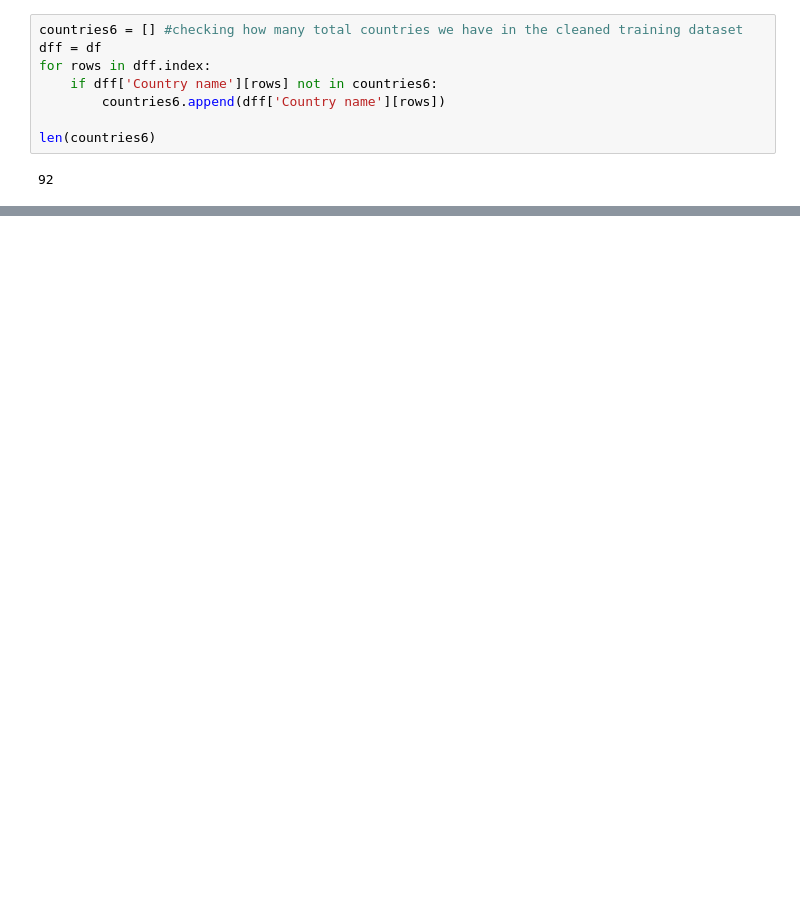
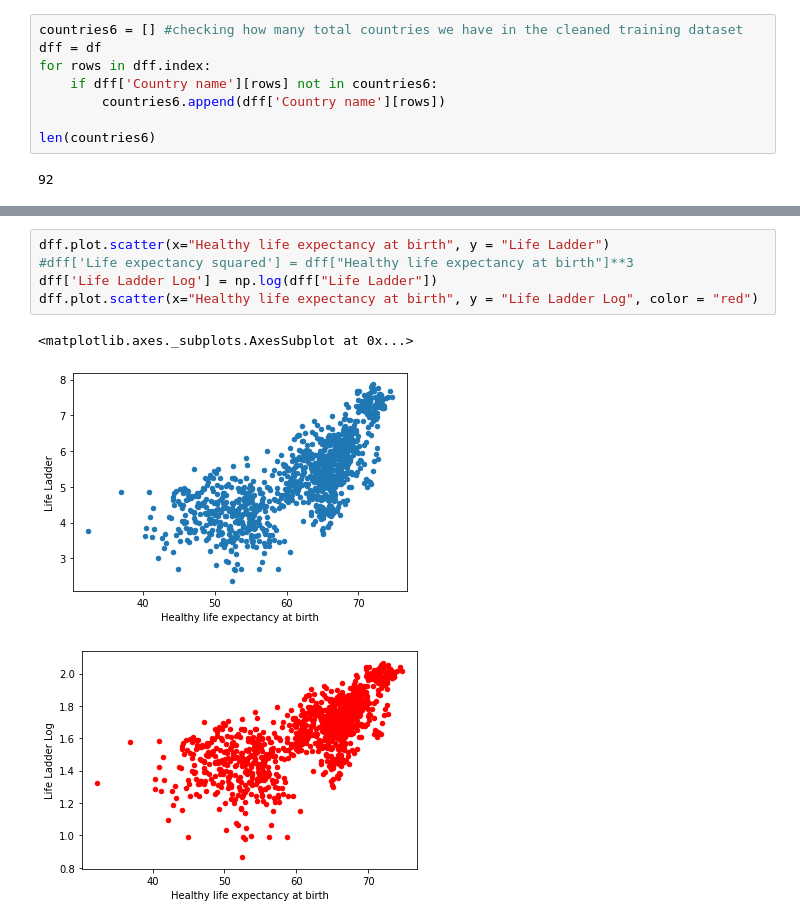
Before and after one commit to tusharshetty61/Data-Analytics-, a Jupyter notebook: EDA.ipynb, the cells around one changed output, grey strips where cells are left out. Saved outputs shown, nothing was run; the diff lists cells and outputs as text; blank space fills up the shorter version.

```diff
--- a/EDA.ipynb
+++ b/EDA.ipynb
@@ -149,0 +173,9 @@ len(countries6)
+# %%
+dff.plot.scatter(x="Healthy life expectancy at birth", y = "Life Ladder")
+#dff['Life expectancy squared'] = dff["Healthy life expectancy at birth"]**3
+dff['Life Ladder Log'] = np.log(dff["Life Ladder"])
+dff.plot.scatter(x="Healthy life expectancy at birth", y = "Life Ladder Log", color = "red")
+# %% [output]
+<matplotlib.axes._subplots.AxesSubplot at 0x...>
+[figure, added]
+[figure, added]
```
Also changed, not shown: parts of 11 cells of this notebook.
